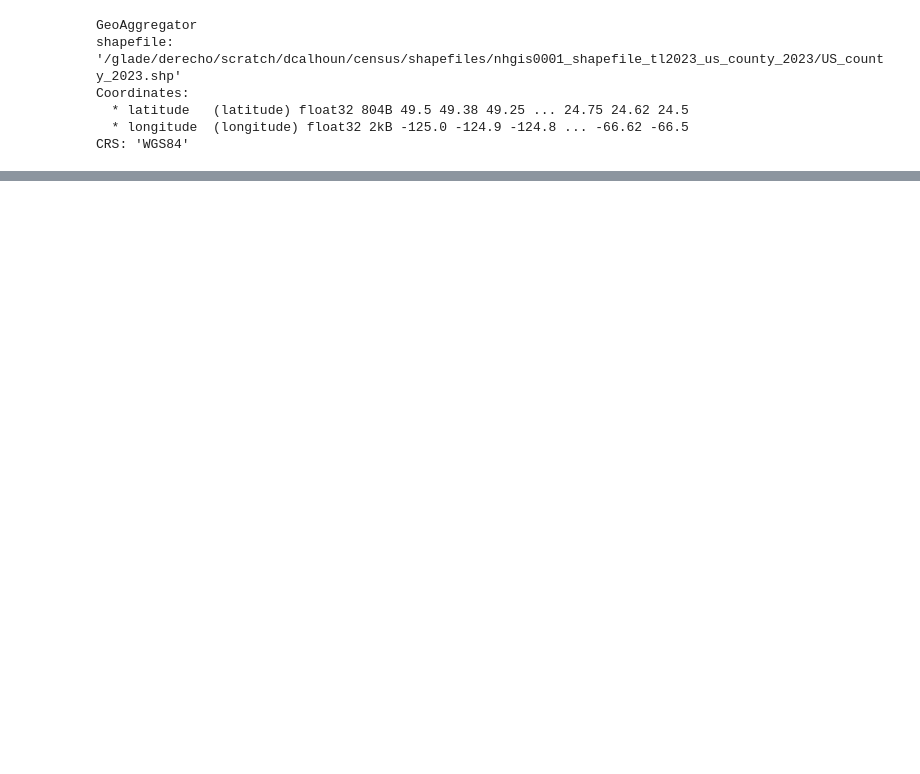
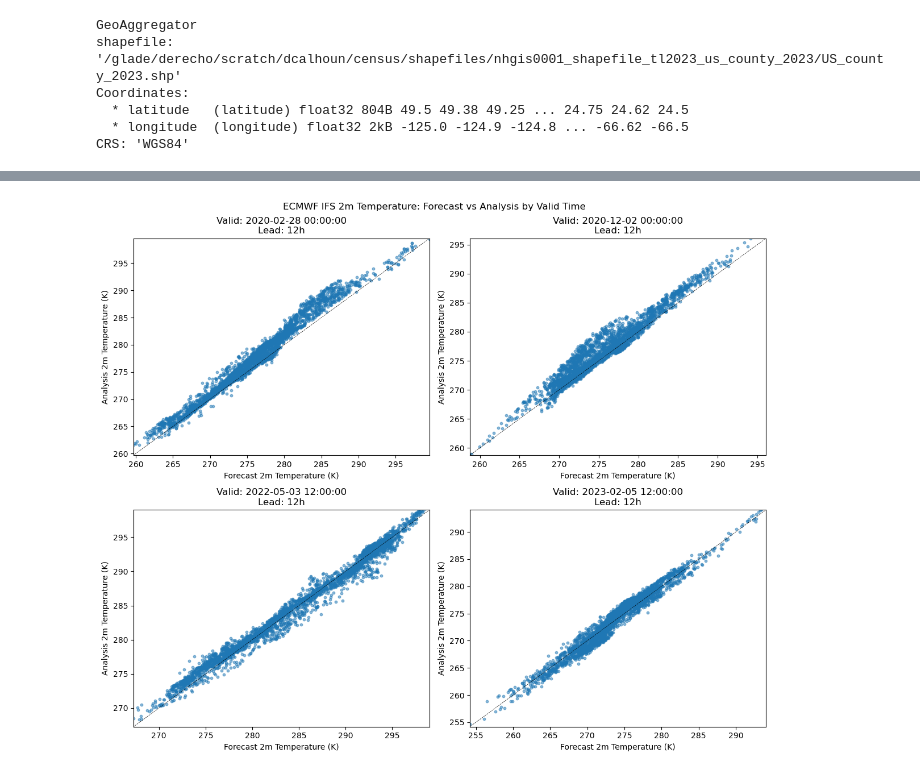
Before and after one commit to deancalhoun/nwp-census-eval, a Jupyter notebook: notebooks/test.ipynb, the cells around one changed output, grey strips where cells are left out. Drawn from its saved outputs; the diff is of its cells as text; code cells hidden in the pictures; blank space fills up the shorter version.

```diff
--- a/notebooks/test.ipynb
+++ b/notebooks/test.ipynb
@@ -184,0 +278,22 @@ plt.show()
+# %%
+# Scatter plot: forecast vs analysis temperature by valid time
+valid_times = sorted(df_error['valid_time'].unique())
+fig, axes = plt.subplots(2, 2, figsize=(12, 10))
+axes = axes.flatten()
+
+for ax, vt in zip(axes, valid_times):
+    sub = df_error[df_error['valid_time'] == vt]
+    ax.scatter(sub['t2m_fc'], sub['t2m_an'], alpha=0.5, s=10)
+    lims = [sub[['t2m_fc', 't2m_an']].min().min(), sub[['t2m_fc', 't2m_an']].max().max()]
+    ax.plot(lims, lims, 'k--', linewidth=0.5, label='1:1')
+    ax.set_xlim(lims)
+    ax.set_ylim(lims)
+    ax.set_xlabel('Forecast 2m Temperature (K)')
+    ax.set_ylabel('Analysis 2m Temperature (K)')
+    ax.set_title(f'Valid: {vt}\nLead: {sub["lead_time"].iloc[0]}h')
+
+plt.suptitle('ECMWF IFS 2m Temperature: Forecast vs Analysis by Valid Time')
+plt.tight_layout()
+plt.show()
+# %% [output]
+[figure, added]
```
Also changed, not shown: parts of 17 cells of this notebook.
